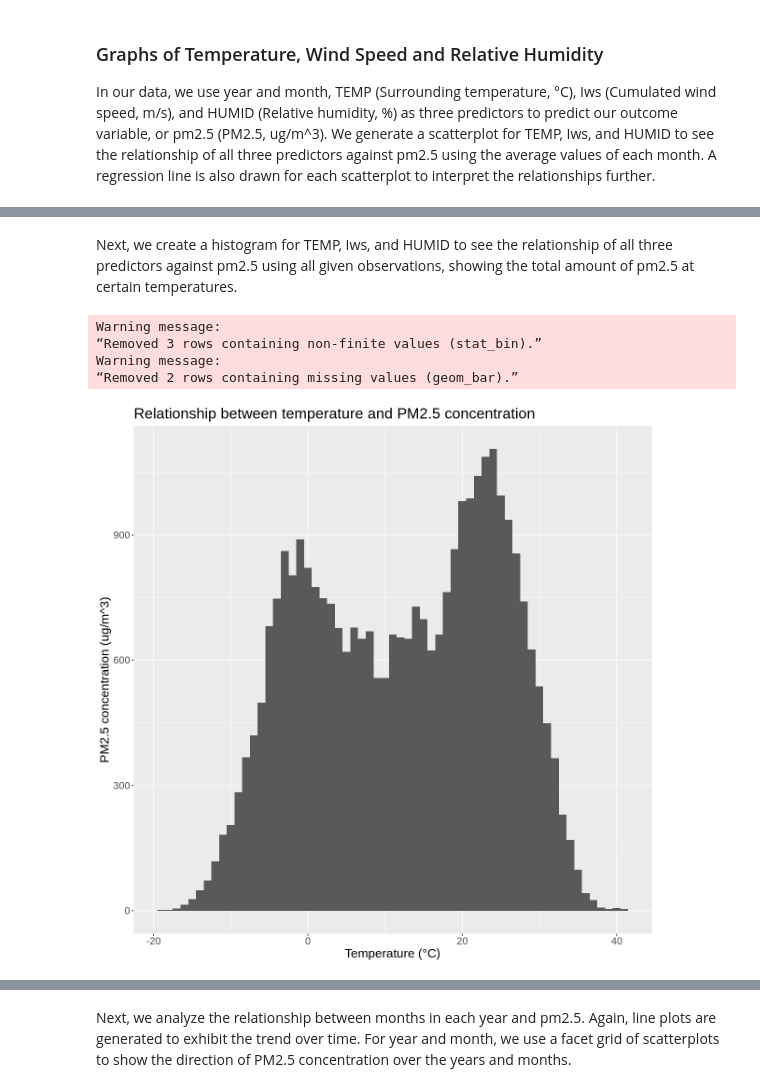
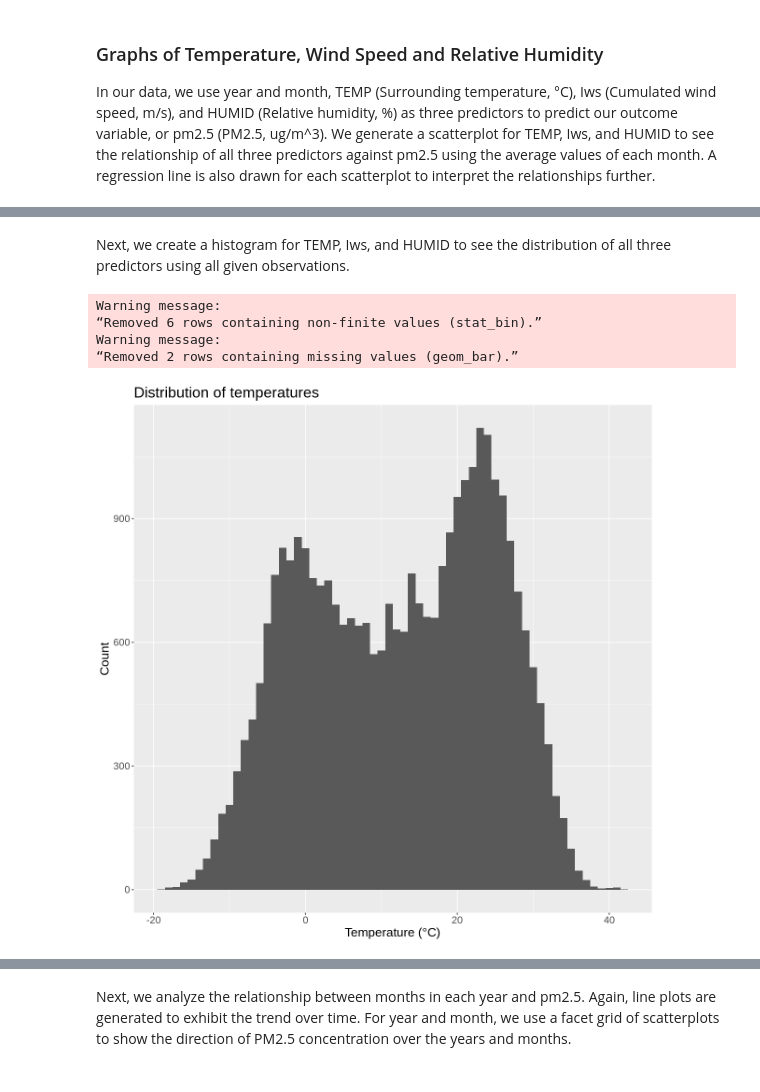
Before and after one commit to Nick-2003/DSCI-100-Group-6-Project, a Jupyter notebook: dsci100 visualize data project.ipynb, the cells around one changed output, grey strips where cells are left out. Cells and saved outputs as stored; diff of their text form; code cells hidden in the pictures.

Commit message:
Edits3
Prediction on project question, count of distributions in histograms.

```diff
--- a/dsci100 visualize data project.ipynb
+++ b/dsci100 visualize data project.ipynb
@@ -140,40 +145,43 @@ HUMID_pm2.5_avg_plot
 # %% [markdown]
-Next, we create a histogram for TEMP, Iws, and HUMID to see the relationship of all three predictors against pm2.5 using all given observations, showing the total amount of pm2.5 at certain temperatures.
+Next, we create a histogram for TEMP, Iws, and HUMID to see the distribution of all three predictors using all given observations.
 # %%
 set.seed(9999)
 options(repr.plot.width = 10, repr.plot.height = 10)
 
-TEMP_pm2.5_total_plot <- ggplot(pollution_training, aes(x = TEMP, fill = pm2.5)) +
+TEMP_pm2.5_total_plot <- ggplot(pollution_training, aes(x = TEMP)) +
+#                                aes(x = TEMP, fill = pm2.5)) +
 geom_histogram(binwidth = 1) +
 # geom_point() +
 # geom_smooth() +
-ggtitle("Relationship between temperature and PM2.5 concentration") +
-labs(x = "Temperature (°C)", y = "PM2.5 concentration (ug/m^3)") +
+ggtitle("Distribution of temperatures") +
+labs(x = "Temperature (°C)", y = "Count") +
 theme(text = element_text(size = 16))
 TEMP_pm2.5_total_plot
 
-Iws_pm2.5_total_plot <- ggplot(pollution_training, aes(x = Iws, fill = pm2.5)) +
+Iws_pm2.5_total_plot <- ggplot(pollution_training, aes(x = Iws)) +
+#                               aes(x = Iws, fill = pm2.5)) +
 geom_histogram(binwidth = 5) +
 # geom_point() +
 # geom_smooth() +
-ggtitle("Relationship between cumulated wind speed and PM2.5 concentration") +
-labs(x = "Cumulated wind speed (m/s)", y = "PM2.5 concentration (ug/m^3)") +
+ggtitle("Distribution of cumulated wind speed") +
+labs(x = "Cumulated wind speed (m/s)", y = "Count") +
 theme(text = element_text(size = 16)) +
 xlim(0, 500) +
 ylim(0, 8750)
 Iws_pm2.5_total_plot
 
-HUMID_pm2.5_avg_plot <- ggplot(pollution_training, aes(x = HUMID, fill = pm2.5)) +
+HUMID_pm2.5_avg_plot <- ggplot(pollution_training, aes(x = HUMID)) +
+#                               aes(x = HUMID, fill = pm2.5)) +
 geom_histogram(binwidth = 5) +
 # geom_point() +
 # geom_smooth() +
-ggtitle("Relationship between relative humidity and average PM2.5 concentration") +
-labs(x = "Relative humidity (%)", y = "PM2.5 concentration (ug/m^3)") +
+ggtitle("Distribution of relative humidity") +
+labs(x = "Relative humidity (%)", y = "Count") +
 theme(text = element_text(size = 16))
 HUMID_pm2.5_avg_plot
 # %% [output]
 Warning message:
-“Removed 3 rows containing non-finite values (stat_bin).”
+“Removed 6 rows containing non-finite values (stat_bin).”
 Warning message:
 “Removed 2 rows containing missing values (geom_bar).”
-[figure, old version]
+[figure, new version]
```
Also changed, not shown: parts of 6 cells of this notebook.
